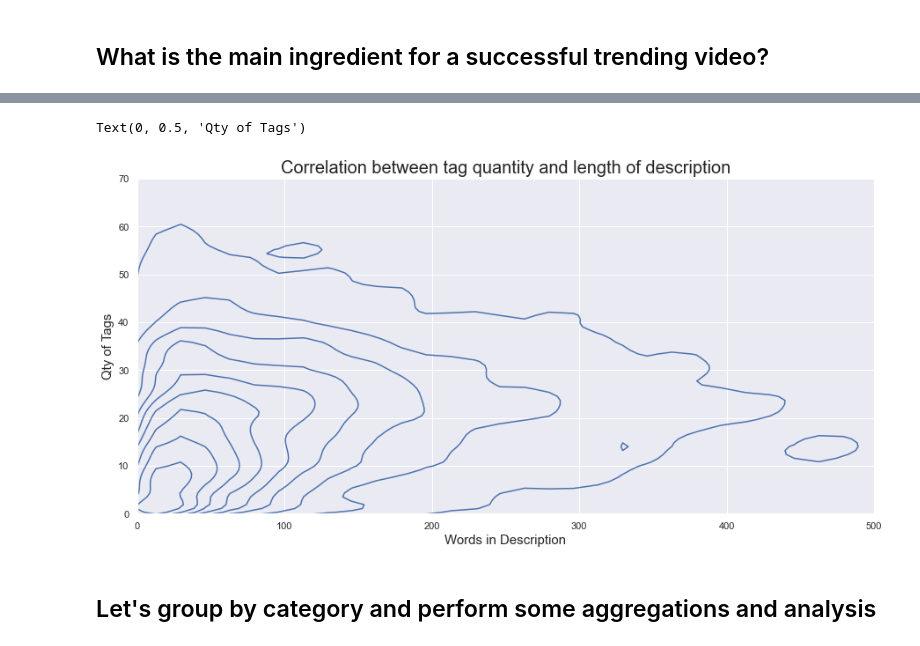
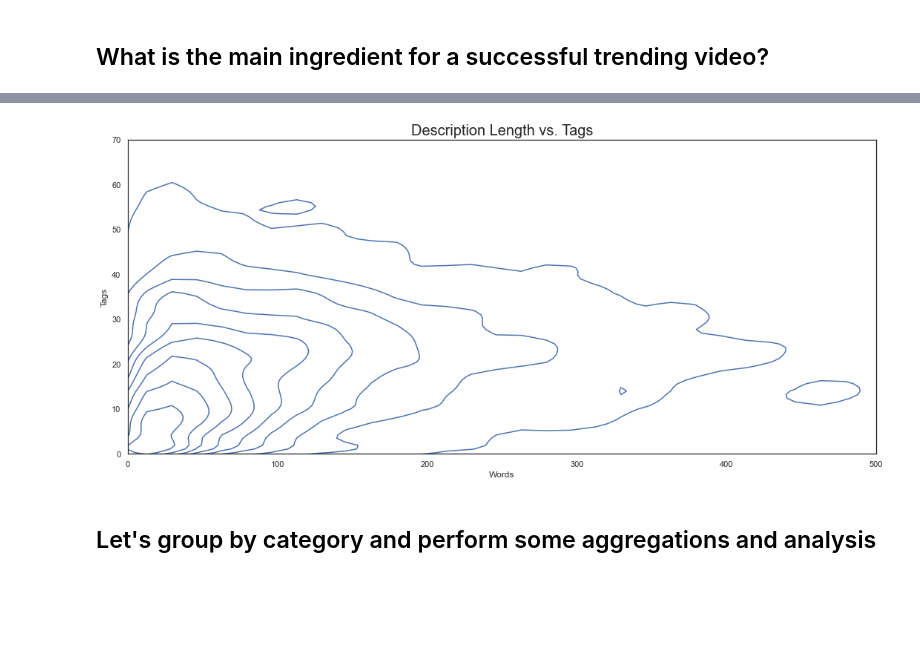
Before and after one commit to danielosetiawan/YouTube-EDA, a Jupyter notebook: youtube ipynb.ipynb, the cells around one changed output, grey strips where cells are left out. Cells and saved outputs as stored; diff of their text form; code cells hidden in the pictures; blank space fills up the shorter version.

```diff
--- a/youtube ipynb.ipynb
+++ b/youtube ipynb.ipynb
@@ -103,10 +106,14 @@ df.tail(2)
 | 315892 | 9c-eJf_BcMw | 2018-01-02 | Снежная королева 3. Огонь и лед | Три богатыря | 2018-01-01 09:00:13+00:00 | Снежная королева|"Снежная королев... | 100049 | 1732 | 138 | ... |
 # %% [markdown]
 # Analysis
+# %%
+sns.set(rc = {'figure.figsize':(15, 7)})
+sns.set_style('white')
 # %%
 # lets also mutate columns for better analysis
 
-df['like_pct'] = 100 * round(df['likes'] / (df['likes'] + df['dislikes']), 2) # ratio of likes to dislikes
+df['like_feedback'] = 100 * round(df['comment_count'] / (df['likes']), 2) # engagement ratio
+df['dislike_feedback'] = 100 * round(df['comment_count'] / (df['dislikes']), 2) # engagement ratio
 df['len_title'] = df['title'].str.findall(r'[.]*').str.len() # count chars in title
 df['len_desc'] = df['description'].str.split(' ').str.len() # count chars in desc
 df['pct_cap'] = 100 * round(df['title'].str.findall(r'[A-Z]').str.len() /
@@ -175,12 +194,14 @@ sns.jointplot(x='len_desc', y='qty_tags', data=df, hue='country', palette='Set2'
 # %%
-sns.kdeplot(x='len_desc', y='qty_tags', data=df, palette='Set2')
-plt.xlim(0, 500)
-plt.ylim(0, 70)
-plt.title('Correlation between tag quantity and length of description', fontsize = 20)
-plt.xlabel('Words in Description', fontsize = 15)
-plt.ylabel('Qty of Tags', fontsize = 15)
+fig = sns.kdeplot(x='len_desc', y='qty_tags', data=df, palette='Set2')
+
+fig.set(xlim = (0, 500), xlabel = 'Words',
+        ylim = (0, 70), ylabel = 'Tags')
+
+plt.title('Description Length vs. Tags', fontsize = 20)
+plt.tight_layout()
+plt.savefig('Words and Tags - Density.png', dpi = 600)
+plt.show()
 # %% [output]
-Text(0, 0.5, 'Qty of Tags')
-[figure, old version]
+[figure, new version]
 # %% [markdown]
 ## Let's group by category and perform some aggregations and analysis
```
Also changed, not shown: parts of 41 cells of this notebook, 19 other files.
